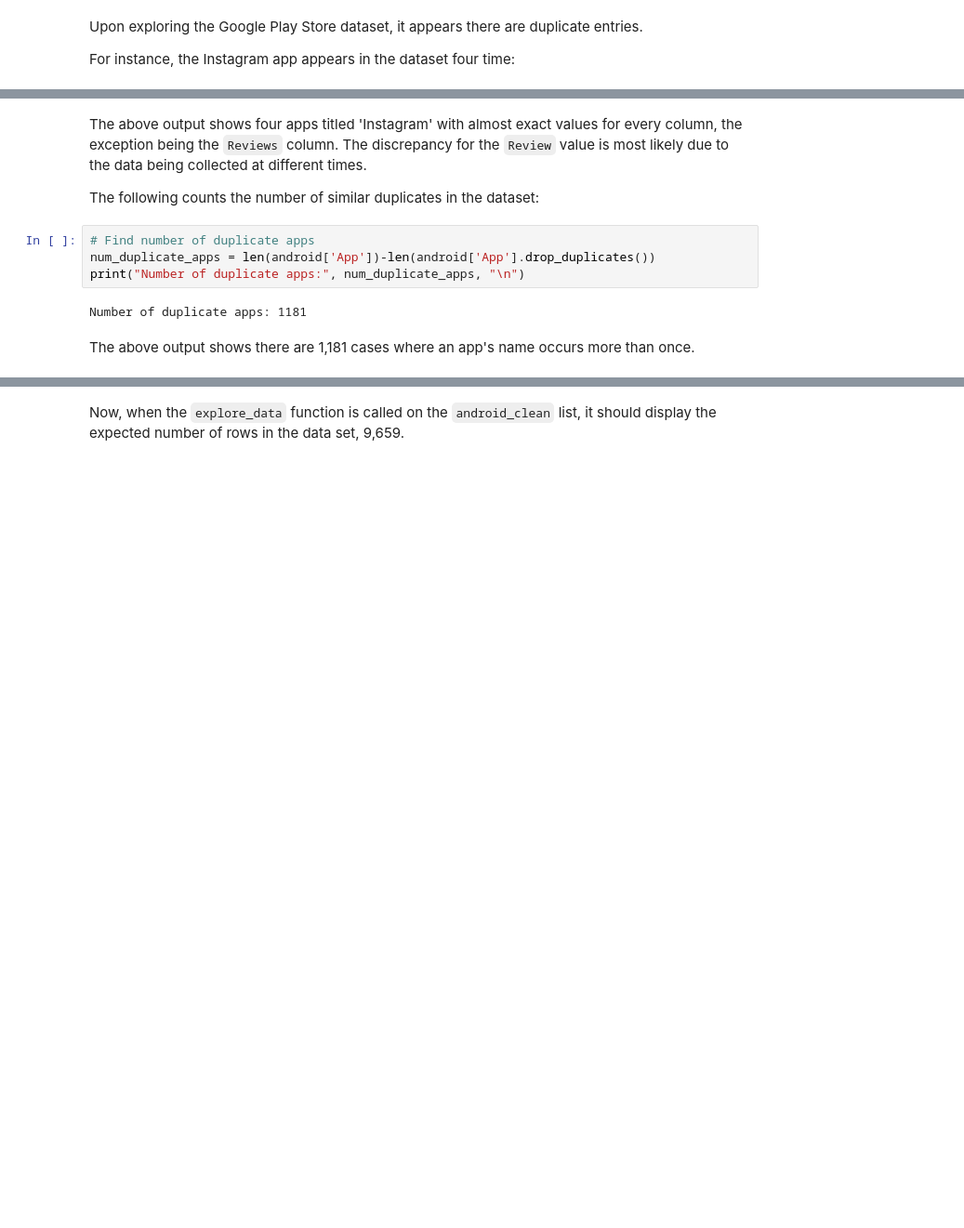
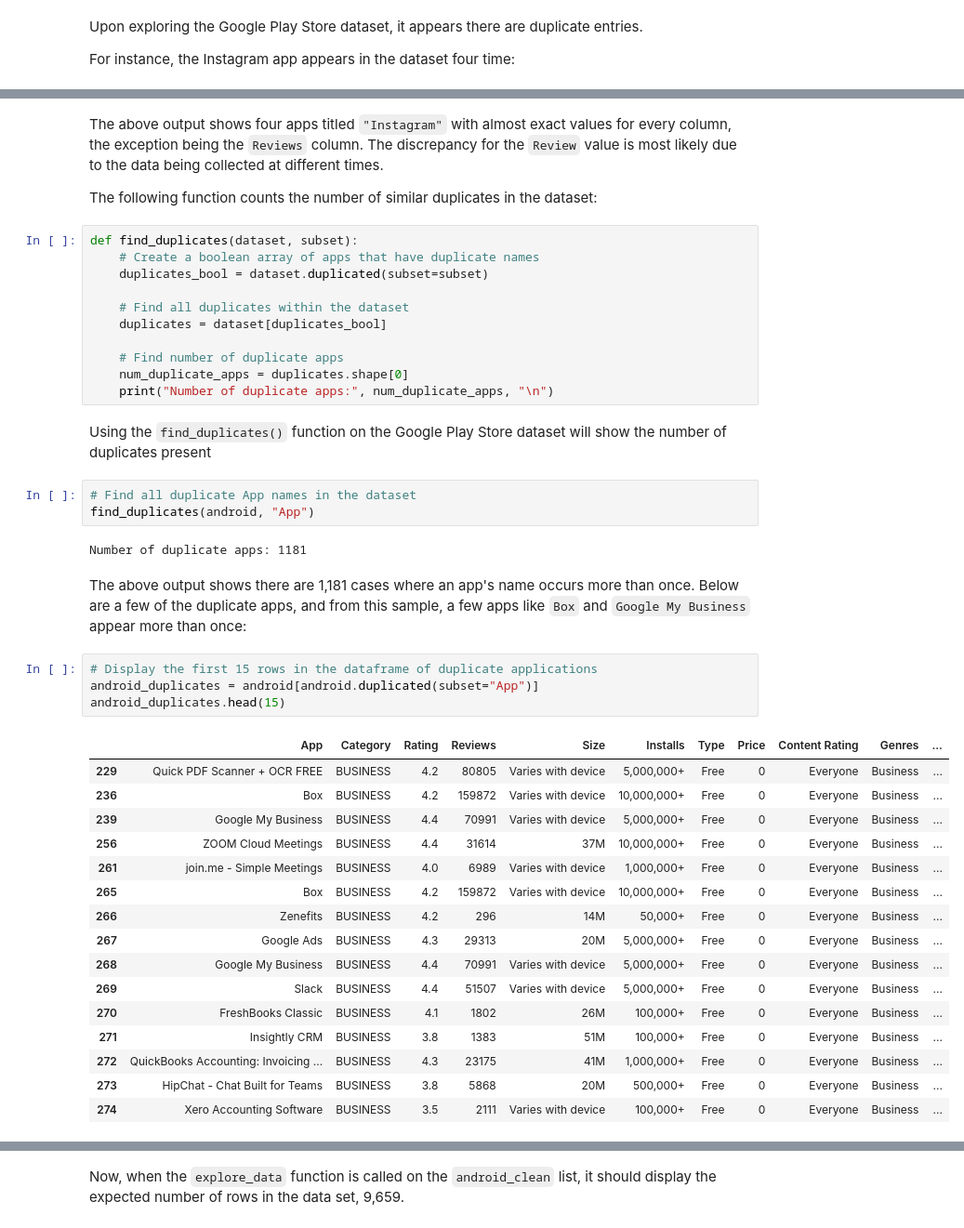
Before and after one commit to xjwllmsx/profitable-app-profiles, a Jupyter notebook: notebook/analysis.ipynb, the cells around one changed output, grey strips where cells are left out. Shown at 93% size. Drawn from its saved outputs; the diff is of its cells as text; blank space fills up the shorter version.

Commit message:
Utilize pandas library in 'Detect and Remove Duplicate Data' section

```diff
--- a/notebook/analysis.ipynb
+++ b/notebook/analysis.ipynb
@@ -142,17 +145,50 @@ android.loc[android["App"] == "Instagram"]
 | 2611 | Instagram | SOCIAL | 4.5 | 66577313 | Varies with device | 1,000,000,000+ | Free | 0 | Teen | Social | ... |
 | 3909 | Instagram | SOCIAL | 4.5 | 66509917 | Varies with device | 1,000,000,000+ | Free | 0 | Teen | Social | ... |
 # %% [markdown]
-The above output shows four apps titled 'Instagram' with almost exact values for every column, the exception being the `Reviews` column. The discrepancy for the `Review` value is most likely due to the data being collected at different times.
+The above output shows four apps titled `"Instagram"` with almost exact values for every column, the exception being the `Reviews` column. The discrepancy for the `Review` value is most likely due to the data being collected at different times.
 
-The following counts the number of similar duplicates in the dataset:
+The following function counts the number of similar duplicates in the dataset:
 # %%
-# Find number of duplicate apps
-num_duplicate_apps = len(android['App'])-len(android['App'].drop_duplicates())
-print("Number of duplicate apps:", num_duplicate_apps, "\n")
+def find_duplicates(dataset, subset):
+    # Create a boolean array of apps that have duplicate names
+    duplicates_bool = dataset.duplicated(subset=subset)
+
+    # Find all duplicates within the dataset
+    duplicates = dataset[duplicates_bool]
+
+    # Find number of duplicate apps
+    num_duplicate_apps = duplicates.shape[0]
+    print("Number of duplicate apps:", num_duplicate_apps, "\n")
-# %% [output]
-Number of duplicate apps: 1181
+# %% [markdown]
+Using the `find_duplicates()` function on the Google Play Store dataset will show the number of duplicates present
+# %%
+# Find all duplicate App names in the dataset
+find_duplicates(android, "App")
+# %% [output]
+Number of duplicate apps: 1181
 # %% [markdown]
-The above output shows there are 1,181 cases where an app's name occurs more than once.
+The above output shows there are 1,181 cases where an app's name occurs more than once. Below are a few of the duplicate apps, and from this sample, a few apps like `Box` and `Google My Business` appear more than once:
+# %%
+# Display the first 15 rows in the dataframe of duplicate applications
+android_duplicates = android[android.duplicated(subset="App")]
+android_duplicates.head(15)
+# %% [output]
+|  | App | Category | Rating | Reviews | Size | Installs | Type | Price | Content Rating | Genres | ... |
+| 229 | Quick PDF Scanner + OCR FREE | BUSINESS | 4.2 | 80805 | Varies with device | 5,000,000+ | Free | 0 | Everyone | Business | ... |
+| 236 | Box | BUSINESS | 4.2 | 159872 | Varies with device | 10,000,000+ | Free | 0 | Everyone | Business | ... |
+| 239 | Google My Business | BUSINESS | 4.4 | 70991 | Varies with device | 5,000,000+ | Free | 0 | Everyone | Business | ... |
+| 256 | ZOOM Cloud Meetings | BUSINESS | 4.4 | 31614 | 37M | 10,000,000+ | Free | 0 | Everyone | Business | ... |
+| 261 | join.me - Simple Meetings | BUSINESS | 4.0 | 6989 | Varies with device | 1,000,000+ | Free | 0 | Everyone | Business | ... |
+| 265 | Box | BUSINESS | 4.2 | 159872 | Varies with device | 10,000,000+ | Free | 0 | Everyone | Business | ... |
+| 266 | Zenefits | BUSINESS | 4.2 | 296 | 14M | 50,000+ | Free | 0 | Everyone | Business | ... |
+| 267 | Google Ads | BUSINESS | 4.3 | 29313 | 20M | 5,000,000+ | Free | 0 | Everyone | Business | ... |
+| 268 | Google My Business | BUSINESS | 4.4 | 70991 | Varies with device | 5,000,000+ | Free | 0 | Everyone | Business | ... |
+| 269 | Slack | BUSINESS | 4.4 | 51507 | Varies with device | 5,000,000+ | Free | 0 | Everyone | Business | ... |
+| 270 | FreshBooks Classic | BUSINESS | 4.1 | 1802 | 26M | 100,000+ | Free | 0 | Everyone | Business | ... |
+| 271 | Insightly CRM | BUSINESS | 3.8 | 1383 | 51M | 100,000+ | Free | 0 | Everyone | Business | ... |
+| 272 | QuickBooks Accounting: Invoicing ... | BUSINESS | 4.3 | 23175 | 41M | 1,000,000+ | Free | 0 | Everyone | Business | ... |
+| 273 | HipChat - Chat Built for Teams | BUSINESS | 3.8 | 5868 | 20M | 500,000+ | Free | 0 | Everyone | Business | ... |
+| 274 | Xero Accounting Software | BUSINESS | 3.5 | 2111 | Varies with device | 100,000+ | Free | 0 | Everyone | Business | ... |
 # %% [markdown]
 Removing duplicate data is important, otherwise it will skew the analysis.
 
```
Also changed, not shown: parts of 22 cells of this notebook.
